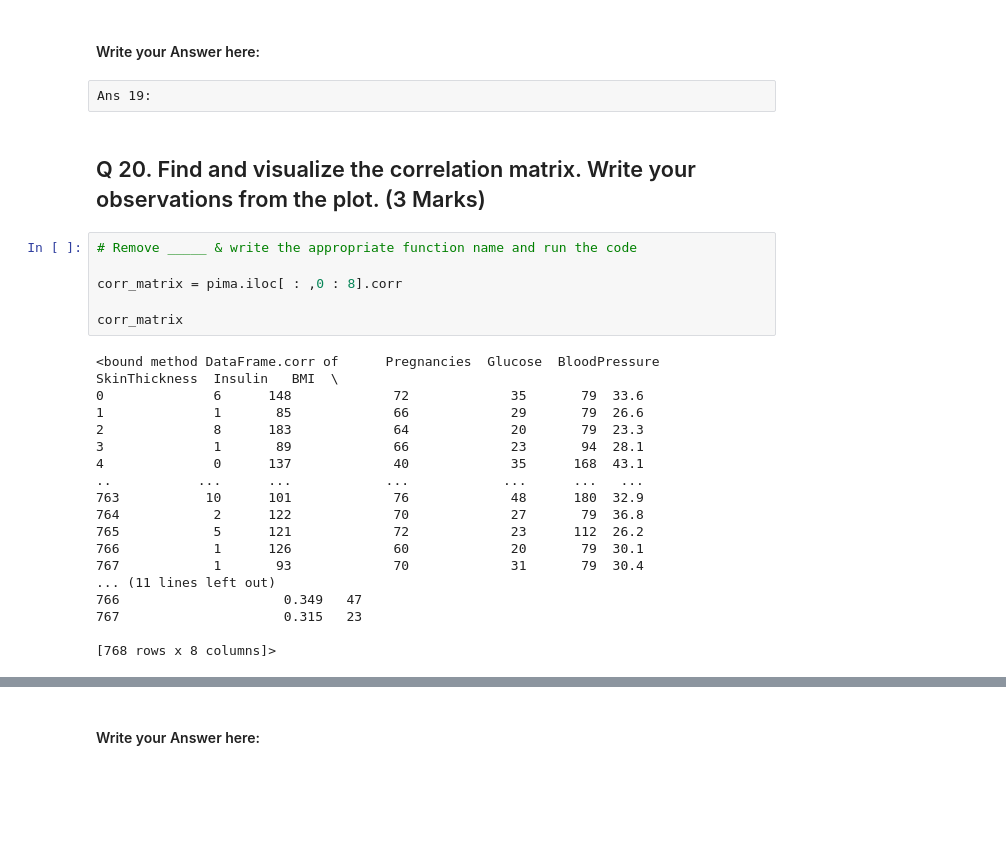
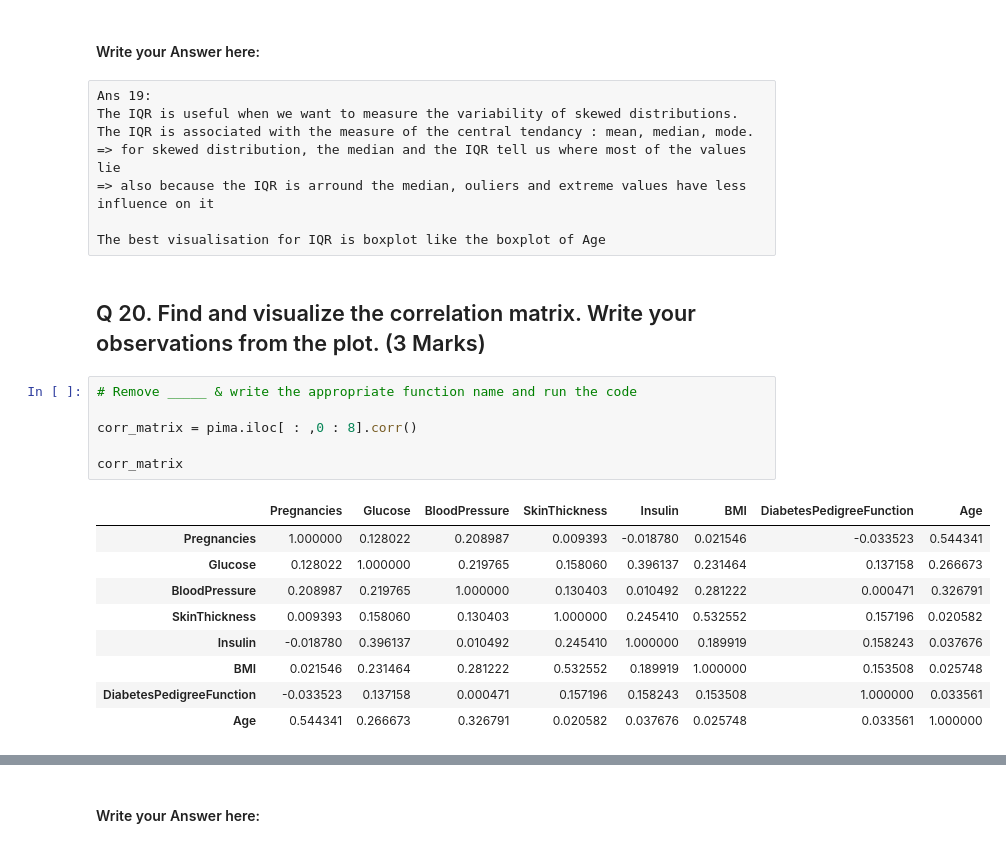
Before and after one commit to jacqueslethuaut/diabetes-analysis, a Jupyter notebook: Notebook+Template+-+Pima+Indians+Diabetes+Analysis.ipynb, the cells around one changed output, grey strips where cells are left out. Cells and saved outputs as stored; diff of their text form; blank space fills up the shorter version.

```diff
--- a/Notebook+Template+-+Pima+Indians+Diabetes+Analysis.ipynb
+++ b/Notebook+Template+-+Pima+Indians+Diabetes+Analysis.ipynb
@@ -405,34 +470,32 @@ Outcome                      1.0000
 dtype: float64
 # %% [markdown]
 #### Write your Answer here:
-# %% [raw]
-Ans 19:
+# %% [raw]
+Ans 19:
+The IQR is useful when we want to measure the variability of skewed distributions.
+The IQR is associated with the measure of the central tendancy : mean, median, mode.
+=> for skewed distribution, the median and the IQR tell us where most of the values lie
+=> also because the IQR is arround the median, ouliers and extreme values have less influence on it
+
+The best visualisation for IQR is boxplot like the boxplot of Age
 # %% [markdown]
 ## Q 20. Find and visualize the correlation matrix. Write your observations from the plot. (3 Marks)
 # %%
 # Remove _____ & write the appropriate function name and run the code
 
-corr_matrix = pima.iloc[ : ,0 : 8].corr
+corr_matrix = pima.iloc[ : ,0 : 8].corr()
 
 corr_matrix
 # %% [output]
-<bound method DataFrame.corr of      Pregnancies  Glucose  BloodPressure  SkinThickness  Insulin   BMI  \
-0              6      148             72             35       79  33.6
-1              1       85             66             29       79  26.6
-2              8      183             64             20       79  23.3
-3              1       89             66             23       94  28.1
-4              0      137             40             35      168  43.1
-..           ...      ...            ...            ...      ...   ...
-763           10      101             76             48      180  32.9
-764            2      122             70             27       79  36.8
-765            5      121             72             23      112  26.2
-766            1      126             60             20       79  30.1
-767            1       93             70             31       79  30.4
-... (11 lines left out)
-766                     0.349   47
-767                     0.315   23
-
-[768 rows x 8 columns]>
+|  | Pregnancies | Glucose | BloodPressure | SkinThickness | Insulin | BMI | DiabetesPedigreeFunction | Age |
+| Pregnancies | 1.000000 | 0.128022 | 0.208987 | 0.009393 | -0.018780 | 0.021546 | -0.033523 | 0.544341 |
+| Glucose | 0.128022 | 1.000000 | 0.219765 | 0.158060 | 0.396137 | 0.231464 | 0.137158 | 0.266673 |
+| BloodPressure | 0.208987 | 0.219765 | 1.000000 | 0.130403 | 0.010492 | 0.281222 | 0.000471 | 0.326791 |
+| SkinThickness | 0.009393 | 0.158060 | 0.130403 | 1.000000 | 0.245410 | 0.532552 | 0.157196 | 0.020582 |
+| Insulin | -0.018780 | 0.396137 | 0.010492 | 0.245410 | 1.000000 | 0.189919 | 0.158243 | 0.037676 |
+| BMI | 0.021546 | 0.231464 | 0.281222 | 0.532552 | 0.189919 | 1.000000 | 0.153508 | 0.025748 |
+| DiabetesPedigreeFunction | -0.033523 | 0.137158 | 0.000471 | 0.157196 | 0.158243 | 0.153508 | 1.000000 | 0.033561 |
+| Age | 0.544341 | 0.266673 | 0.326791 | 0.020582 | 0.037676 | 0.025748 | 0.033561 | 1.000000 |
 # %%
 # Remove _____ & write the appropriate function name
 
```
Also changed, not shown: parts of 20 cells of this notebook, 3 other files.
